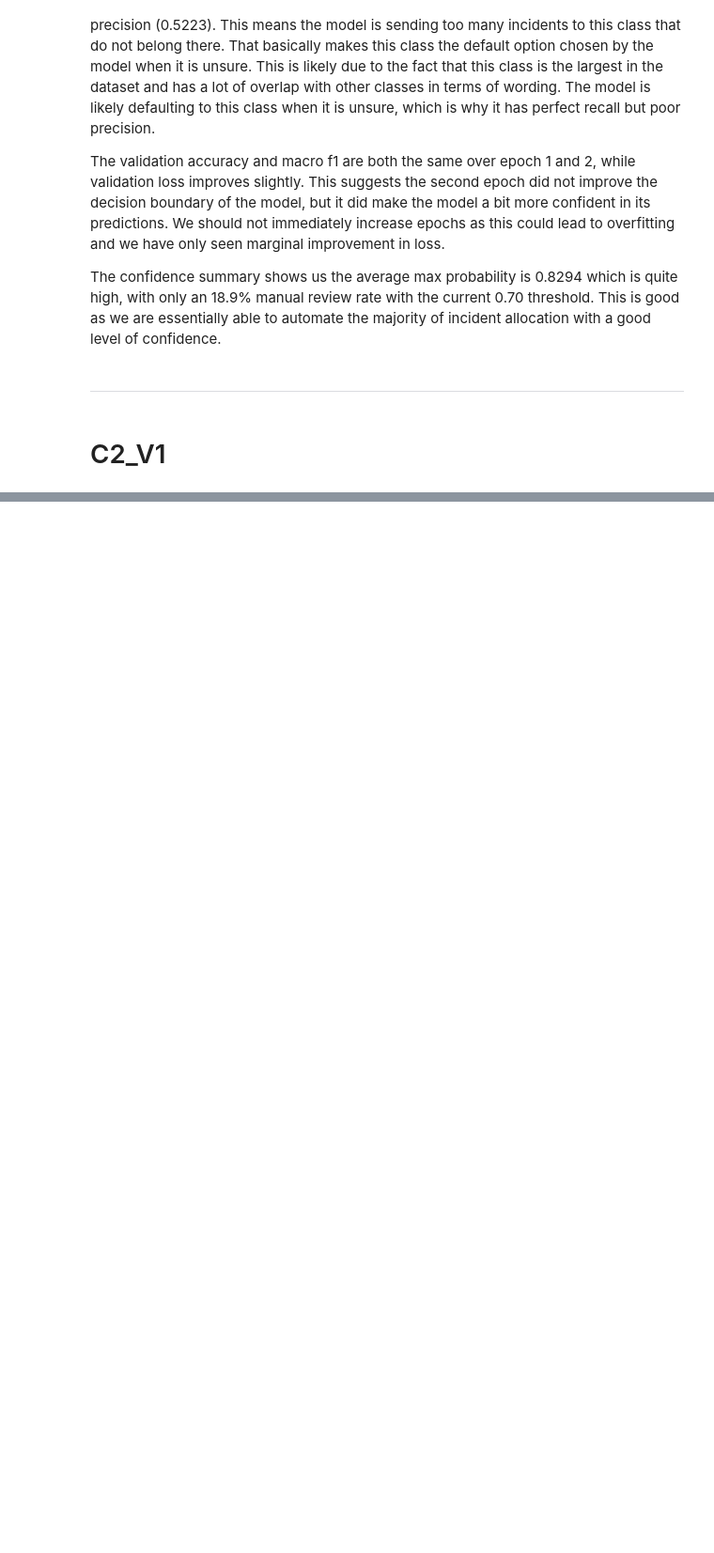
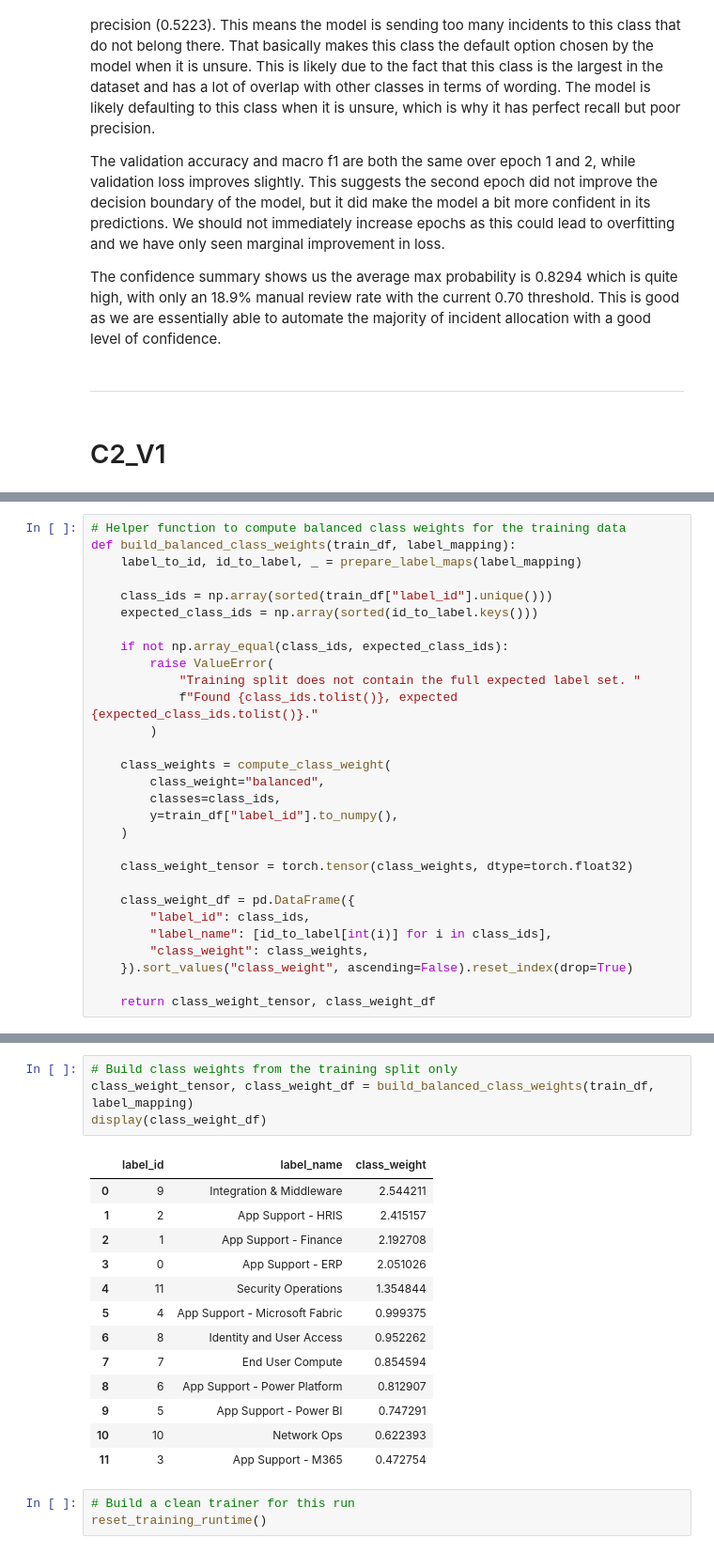
Before and after one commit to JAHollands/L7-EPA-Incident-Intelligence-Pipeline, a Jupyter notebook: notebooks/05_train_model_c2.ipynb, the cells around one changed output, grey strips where cells are left out. Shown at 94% size. Saved outputs shown, nothing was run; the diff lists cells and outputs as text; blank space fills up the shorter version.

```diff
--- a/notebooks/05_train_model_c2.ipynb
+++ b/notebooks/05_train_model_c2.ipynb
@@ -727,0 +749,29 @@ ________________________________________________________________________________
+# %%
+# Helper function to compute balanced class weights for the training data
+def build_balanced_class_weights(train_df, label_mapping):
+    label_to_id, id_to_label, _ = prepare_label_maps(label_mapping)
+
+    class_ids = np.array(sorted(train_df["label_id"].unique()))
+    expected_class_ids = np.array(sorted(id_to_label.keys()))
+
+    if not np.array_equal(class_ids, expected_class_ids):
+        raise ValueError(
+            "Training split does not contain the full expected label set. "
+            f"Found {class_ids.tolist()}, expected {expected_class_ids.tolist()}."
+        )
+
+    class_weights = compute_class_weight(
+        class_weight="balanced",
+        classes=class_ids,
+        y=train_df["label_id"].to_numpy(),
+    )
+
+    class_weight_tensor = torch.tensor(class_weights, dtype=torch.float32)
+
+    class_weight_df = pd.DataFrame({
+        "label_id": class_ids,
+        "label_name": [id_to_label[int(i)] for i in class_ids],
+        "class_weight": class_weights,
+    }).sort_values("class_weight", ascending=False).reset_index(drop=True)
+
+    return class_weight_tensor, class_weight_df
@@ -727,0 +833,21 @@ ________________________________________________________________________________
+# %%
+# Build class weights from the training split only
+class_weight_tensor, class_weight_df = build_balanced_class_weights(train_df, label_mapping)
+display(class_weight_df)
+# %% [output]
+|  | label_id | label_name | class_weight |
+| 0 | 9 | Integration & Middleware | 2.544211 |
+| 1 | 2 | App Support - HRIS | 2.415157 |
+| 2 | 1 | App Support - Finance | 2.192708 |
+| 3 | 0 | App Support - ERP | 2.051026 |
+| 4 | 11 | Security Operations | 1.354844 |
+| 5 | 4 | App Support - Microsoft Fabric | 0.999375 |
+| 6 | 8 | Identity and User Access | 0.952262 |
+| 7 | 7 | End User Compute | 0.854594 |
+| 8 | 6 | App Support - Power Platform | 0.812907 |
+| 9 | 5 | App Support - Power BI | 0.747291 |
+| 10 | 10 | Network Ops | 0.622393 |
+| 11 | 3 | App Support - M365 | 0.472754 |
+# %%
+# Build a clean trainer for this run
+reset_training_runtime()
```
Also changed, not shown: parts of 12 cells of this notebook.
